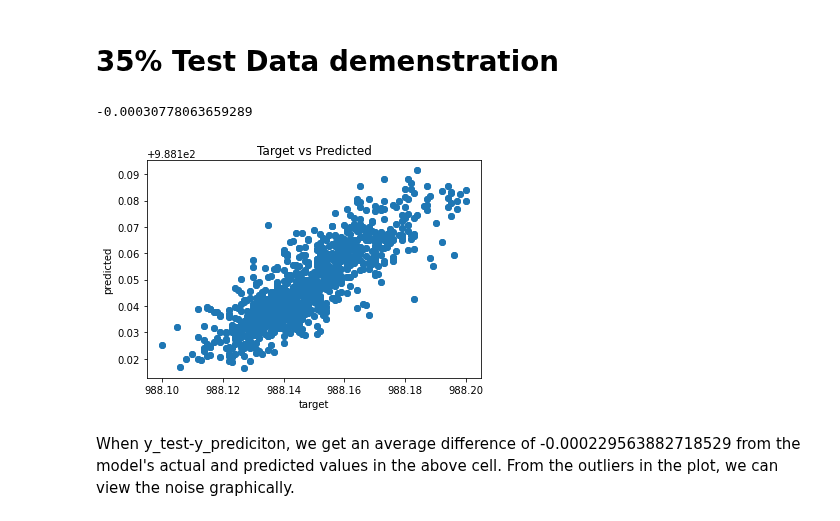
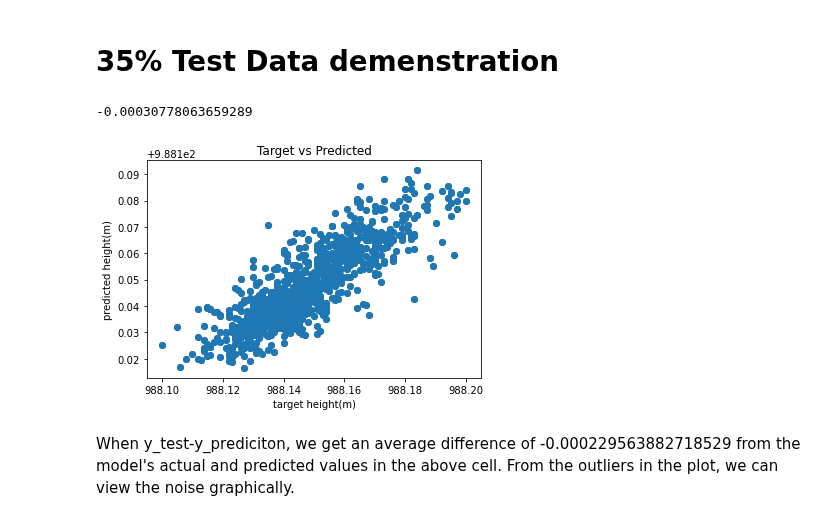
Before and after one commit to mylesm19/Volcanic_Activity_Detection, a Jupyter notebook: EC_01_Volcanic_activity_detection_and_noise_characterization_using_machine_learning.ipynb, the cells around one changed output. Drawn from its saved outputs; the diff is of its cells as text; code cells hidden in the pictures.

```diff
--- a/EC_01_Volcanic_activity_detection_and_noise_characterization_using_machine_learning.ipynb
+++ b/EC_01_Volcanic_activity_detection_and_noise_characterization_using_machine_learning.ipynb
@@ -309,30 +311,30 @@ Below we will take the freshly made data frame finalDF with 200 rows x 20 column
 # %%
 
 def make_prediction(DataFrame,number):
     input_Data = finalDF.iloc[:,0:19]
     target_Data = finalDF.iloc[:,19]
     lm = LinearRegression()
     lm.fit(input_Data,target_Data)
     y_pred1 = lm.predict(input_Data)
     plt.scatter(target_Data,y_pred1)
-    plt.xlabel("target")
-    plt.ylabel("predicted")
+    plt.xlabel("target height(m)")
+    plt.ylabel("predicted height(m)")
     plt.title("Target vs Predicted")
     plt.scatter
     # x axis is actual height and y is what lm model is predicting in scatter
     X_train, X_test, y_train, y_test = train_test_split(input_Data, target_Data,test_size = number, random_state=50)
     model = lm.fit(X_train,y_train)
     prediction = lm.predict(X_test)
     #Series of the difference of the test the leng
     error_Series = y_test-prediction
     #average
     average_Difference = sum(error_Series/len(error_Series))
     print(average_Difference)
 
 make_prediction(tzDF,0.55)
 # %% [output]
 -0.00030778063659289
-[figure, old version]
+[figure, new version]
 # %% [markdown]
 When y_test-y_prediciton, we get an average difference of -0.000229563882718529 from the model's actual and predicted values in the above cell. From the outliers in the plot, we can view the noise graphically.
 # %% [markdown]
```
Also changed, not shown: parts of 20 cells of this notebook.
